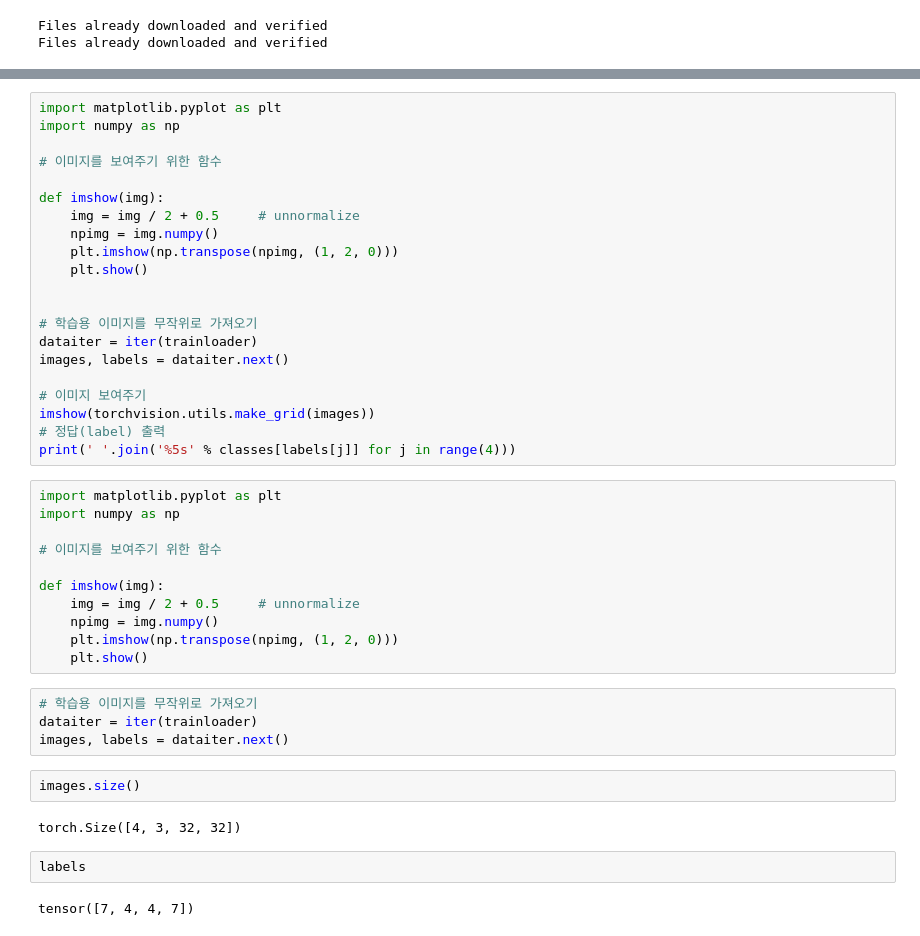
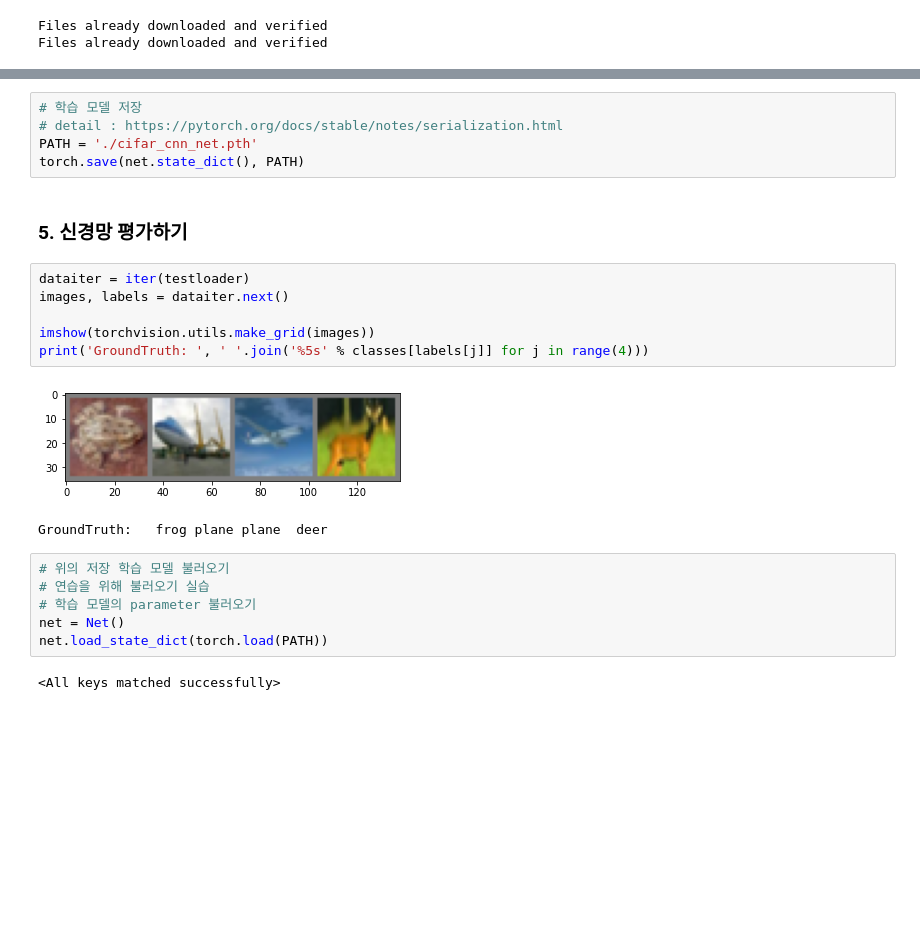
Before and after one commit to TaeGongKim/PyTorch-Tutorial, a Jupyter notebook: 03. CIFAR-10 classification.ipynb, the cells around one changed output, grey strips where cells are left out. Drawn from its saved outputs; the diff is of its cells as text; blank space fills up the shorter version.

Commit message:
project 1 - cifar-10

```diff
--- a/03. CIFAR-10 classification.ipynb
+++ b/03. CIFAR-10 classification.ipynb
@@ -67,44 +156,24 @@ print(' '.join('%5s' % classes[labels[j]] for j in range(4)))
+# %%
+# 학습 모델 저장
+# detail : https://pytorch.org/docs/stable/notes/serialization.html
+PATH = './cifar_cnn_net.pth'
+torch.save(net.state_dict(), PATH)
+# %% [markdown]
+### 5. 신경망 평가하기
 # %%
-import matplotlib.pyplot as plt
-import numpy as np
-
-# 이미지를 보여주기 위한 함수
-
-def imshow(img):
-    img = img / 2 + 0.5     # unnormalize
-    npimg = img.numpy()
-    plt.imshow(np.transpose(npimg, (1, 2, 0)))
-    plt.show()
-
-
-# 학습용 이미지를 무작위로 가져오기
-dataiter = iter(trainloader)
+dataiter = iter(testloader)
 images, labels = dataiter.next()
 
-# 이미지 보여주기
 imshow(torchvision.utils.make_grid(images))
-# 정답(label) 출력
-print(' '.join('%5s' % classes[labels[j]] for j in range(4)))
+print('GroundTruth: ', ' '.join('%5s' % classes[labels[j]] for j in range(4)))
+# %% [output]
+[figure, added]
+GroundTruth:   frog plane plane  deer
-# %%
-import matplotlib.pyplot as plt
-import numpy as np
-
-# 이미지를 보여주기 위한 함수
-
-def imshow(img):
-    img = img / 2 + 0.5     # unnormalize
-    npimg = img.numpy()
-    plt.imshow(np.transpose(npimg, (1, 2, 0)))
-    plt.show()
-# %%
-# 학습용 이미지를 무작위로 가져오기
-dataiter = iter(trainloader)
-images, labels = dataiter.next()
-# %%
-images.size()
-# %% [output]
-torch.Size([4, 3, 32, 32])
-# %%
-labels
-# %% [output]
-tensor([7, 4, 4, 7])
+# %%
+# 위의 저장 학습 모델 불러오기
+# 연습을 위해 불러오기 실습
+# 학습 모델의 parameter 불러오기
+net = Net()
+net.load_state_dict(torch.load(PATH))
+# %% [output]
+<All keys matched successfully>
```
Also changed, not shown: parts of 18 cells of this notebook, 3 other files.
